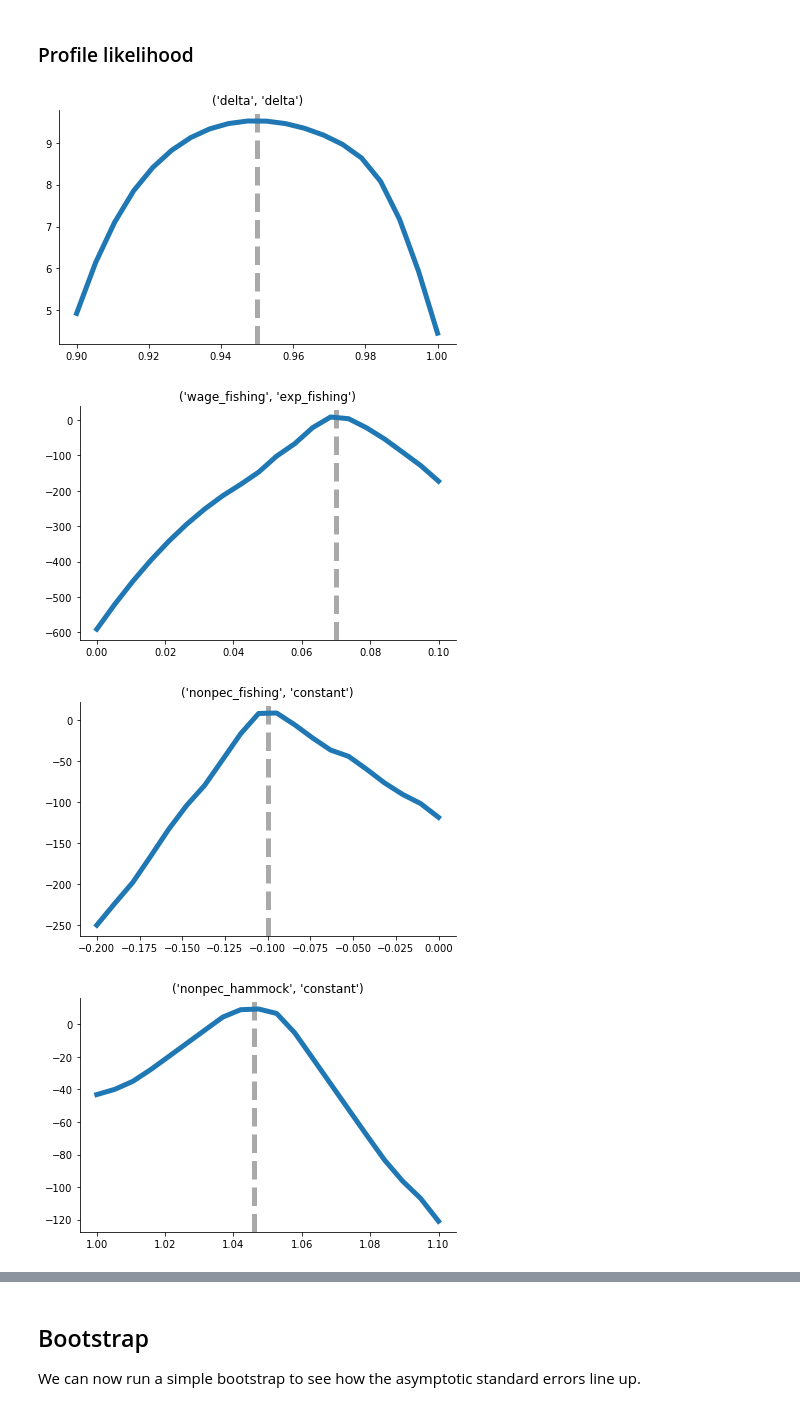
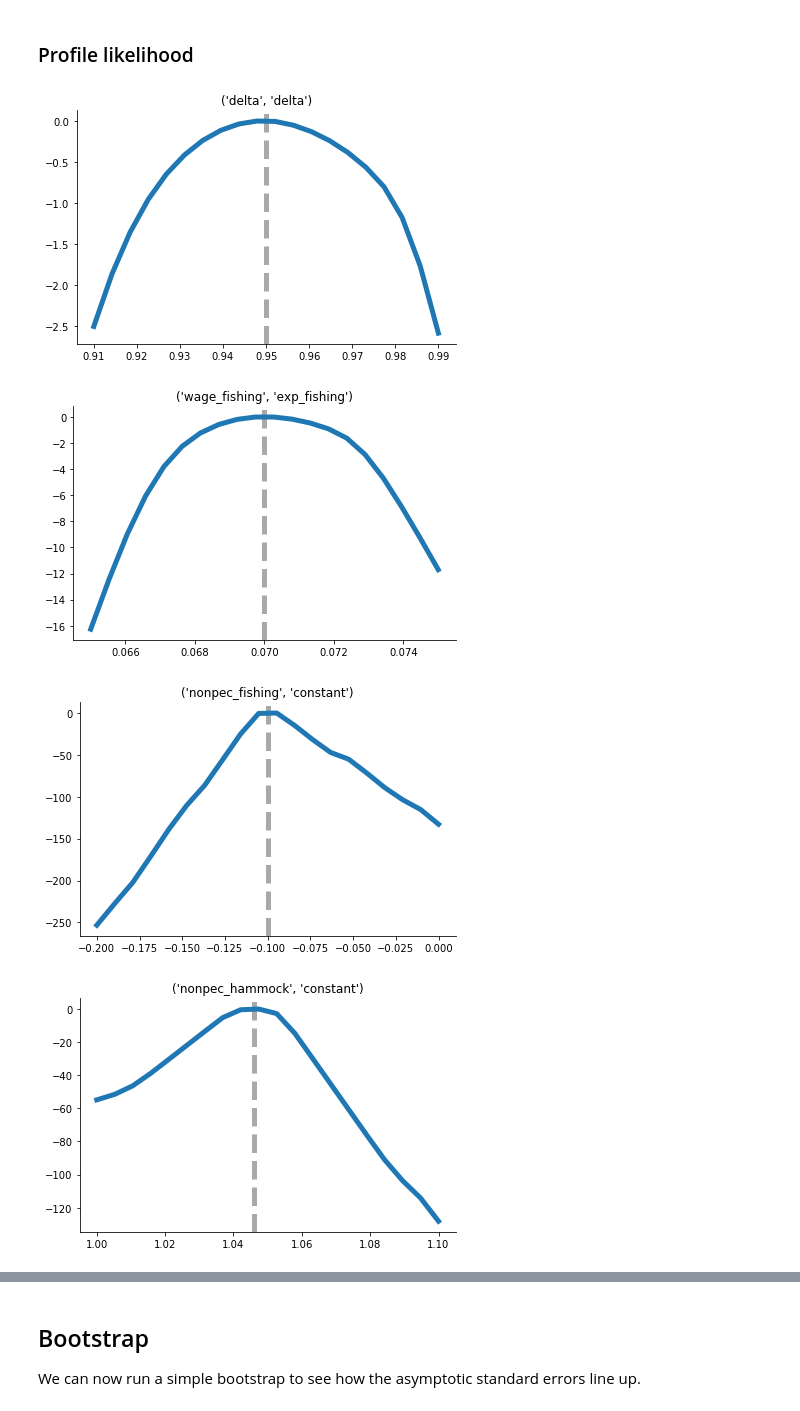
Before and after one commit to peisenha/dev-respy, a Jupyter notebook: dev-calibration-maximum-likelihood.ipynb, the cells around one changed output, grey strips where cells are left out. Saved outputs shown, nothing was run; the diff lists cells and outputs as text; code cells hidden in the pictures.

```diff
--- a/dev-calibration-maximum-likelihood.ipynb
+++ b/dev-calibration-maximum-likelihood.ipynb
@@ -75,8 +75,8 @@ plt.close()
 
 We can now start exploring the likelihood function. We will first trace out the profile likelihood over reasonable parameter values.
 # %%
-params_base["lower"] = [0.9, 0.00, -0.20, 1.00, 0.0030, 0.001, -0.4]
-params_base["upper"] = [1.0, 0.10,  0.00, 1.10, 0.1000, 0.030, +0.4]
+params_base["lower"] = [0.91, 0.065, -0.20, 1.00, 0.0030, 0.001, -0.99]
+params_base["upper"] = [0.99, 0.075,  0.00, 1.10, 0.1000, 0.030, +0.99]
 
 # We will use estimagic and fix all parameters at their true values.
 constr_base = [
@@ -92,26 +92,28 @@ constr_base = [
 # %%
 crit_func = rp.get_crit_func(params_base, options_base, df)
 
 for index in params_base.index:
     upper, lower = params_base.loc[index][["upper", "lower"]]
 
     grid = np.linspace(lower, upper, 20)
 
     fvals = list()
     for value in grid:
         params = params_base.copy()
         params.loc[index, "value"] = value
         fvals.append(crit_func(params))
 
     fig, ax = plt.subplots()
 
     ax.axvline(params_base.loc[index, "value"], color="#A9A9A9", linestyle="--", label="Baseline")
 
-    ax.plot(grid, fvals)
+    fvals_normalized = np.array(fvals) - np.max(fvals)
+
+    ax.plot(grid, fvals_normalized)
     ax.set_title(index)
     plt.show()
 # %% [output]
-[figure, old version]
+[figure, new version]
-[figure, old version]
+[figure, new version]
-[figure, old version]
+[figure, new version]
-[figure, old version]
+[figure, new version]
```
Also changed, not shown: parts of 15 cells of this notebook, 3 other files.
